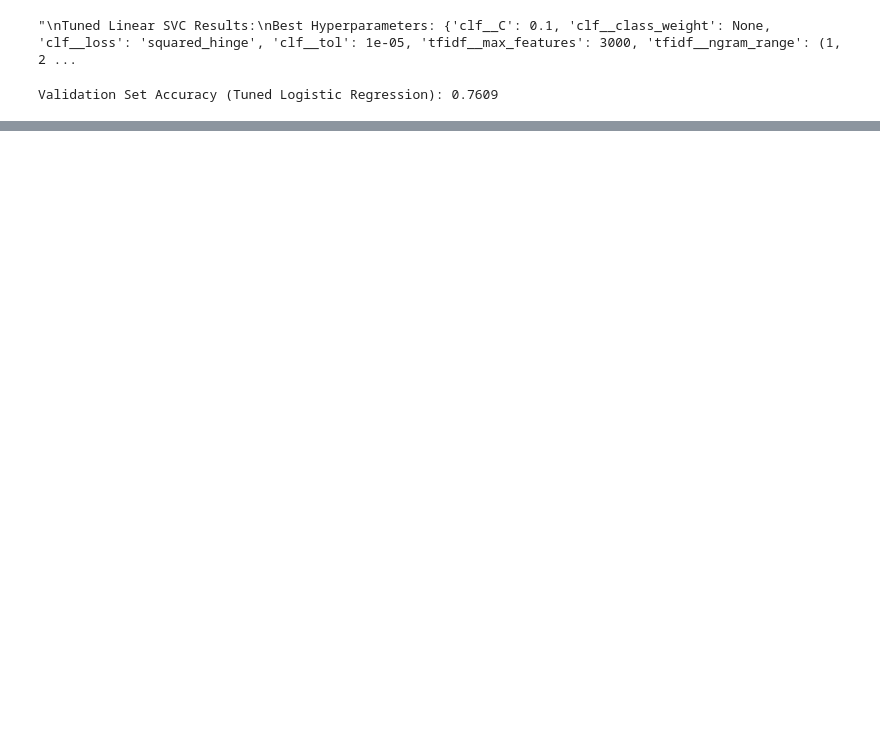
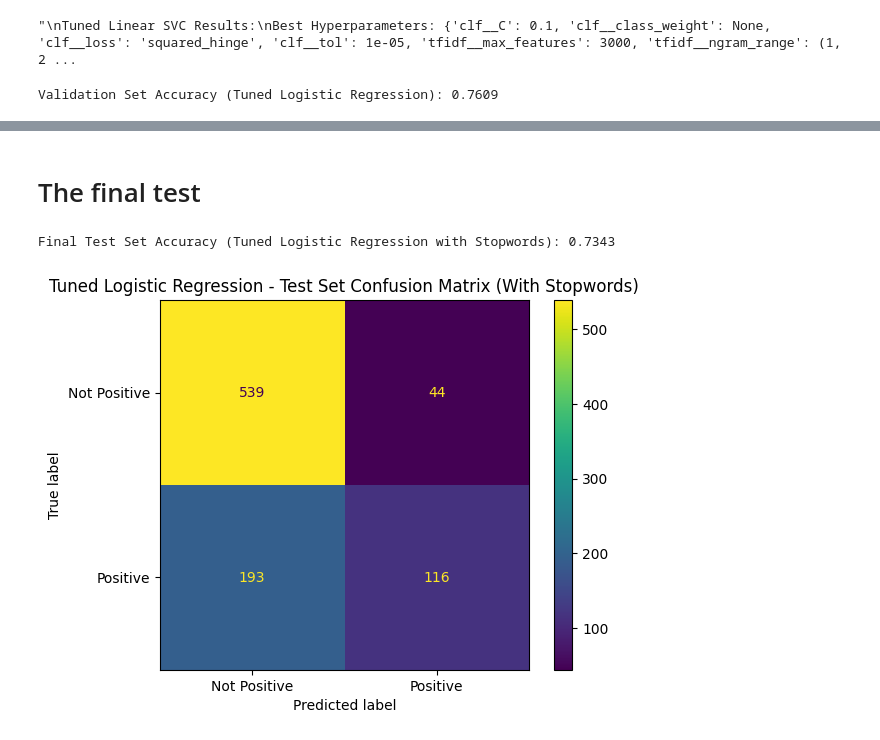
Before and after one commit to AndrewReusche/NLP_Sentiment_Analysis, a Jupyter notebook: data_exploratory_2.ipynb, the cells around one changed output, grey strips where cells are left out. Cells and saved outputs as stored; diff of their text form; code cells hidden in the pictures; blank space fills up the shorter version.

```diff
--- a/data_exploratory_2.ipynb
+++ b/data_exploratory_2.ipynb
@@ -1683,0 +2104,32 @@ plt.show()
+# %% [markdown]
+# The final test
+# %%
+# Recreate the champion pipeline (Logistic Regression with stopwords)
+tuned_lr = Pipeline([
+    ('tfidf', TfidfVectorizer(max_features=3000, ngram_range=(1, 2))),
+    ('clf', LogisticRegression(
+        C=1,
+        class_weight=None,
+        fit_intercept=True,
+        solver='saga',
+        tol=0.0001,
+        random_state=24
+    ))
+])
+
+# Fit on training data
+tuned_lr.fit(X_train_str2, y_train2)
+
+# Test set prediction
+y_test_pred_lr = tuned_lr.predict(X_test_str2)
+test_accuracy_lr = accuracy_score(y_test2, y_test_pred_lr)
+cm_test_lr = confusion_matrix(y_test2, y_test_pred_lr)
+
+print(f"Final Test Set Accuracy (Tuned Logistic Regression with Stopwords): {test_accuracy_lr:.4f}")
+disp = ConfusionMatrixDisplay(cm_test_lr, display_labels=['Not Positive', 'Positive'])
+disp.plot()
+plt.title("Tuned Logistic Regression - Test Set Confusion Matrix (With Stopwords)")
+plt.show()
+# %% [output]
+Final Test Set Accuracy (Tuned Logistic Regression with Stopwords): 0.7343
+[figure, added]
```
Also changed, not shown: parts of 44 cells of this notebook.
